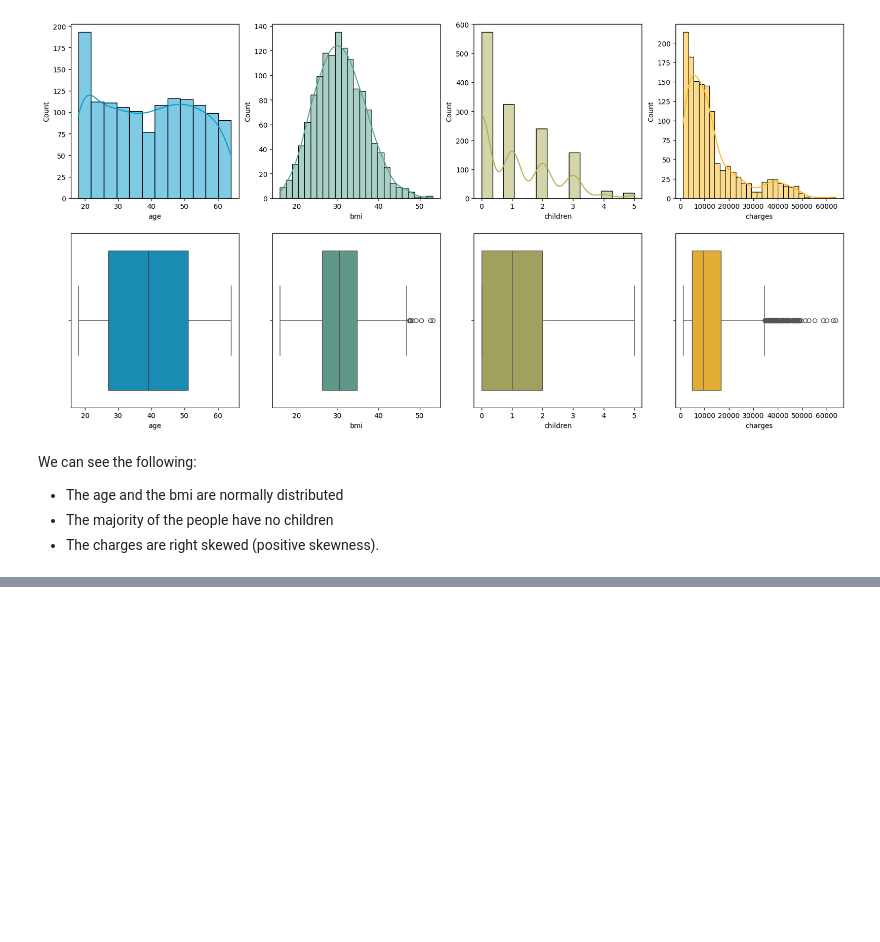
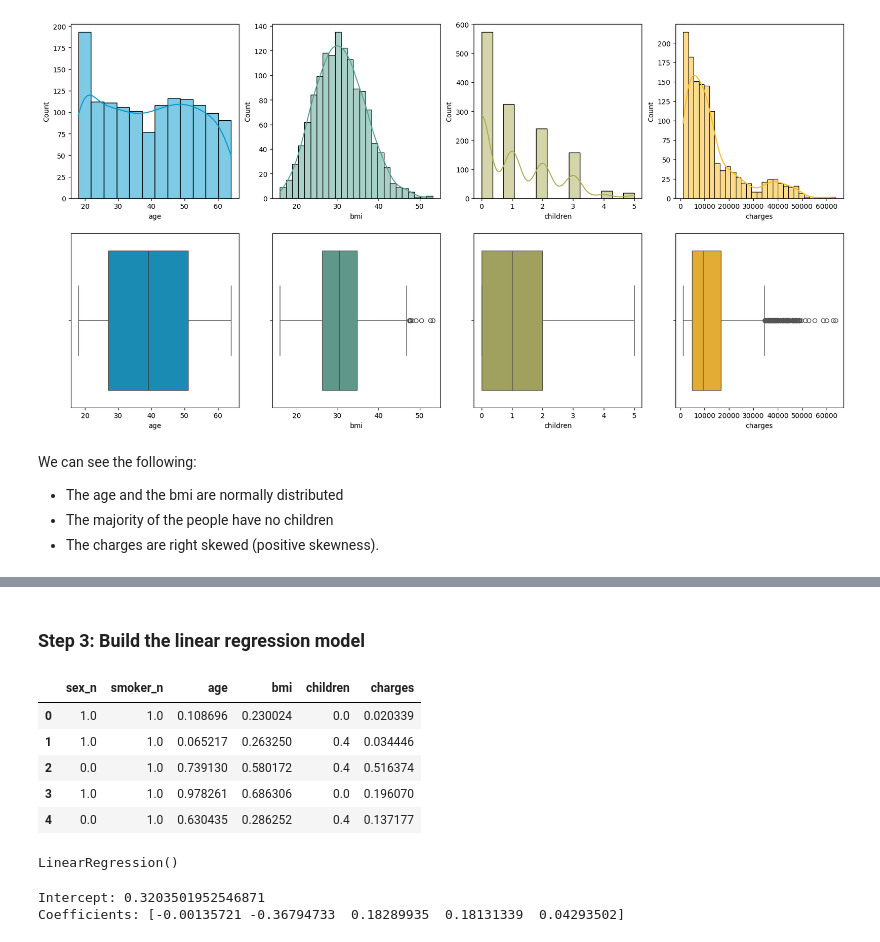
Before and after one commit to fevc08/linear_regression_model, a Jupyter notebook: src/explore.ipynb, the cells around one changed output, grey strips where cells are left out. Cells and saved outputs as stored; diff of their text form; code cells hidden in the pictures; blank space fills up the shorter version.

Commit message:
fevc08 - Linear regression model created

```diff
--- a/src/explore.ipynb
+++ b/src/explore.ipynb
@@ -190,0 +262,16 @@ plt.show()
+# %% [markdown]
+### **Step 3:** Build the linear regression model
+# %%
+# Read the data from file
+train_df = pd.read_csv('../data/processed/train.csv')
+test_df = pd.read_csv('../data/processed/test.csv')
+
+# Show the first rows of the train dataframe
+train_df.head()
+# %% [output]
+|  | sex_n | smoker_n | age | bmi | children | charges |
+| 0 | 1.0 | 1.0 | 0.108696 | 0.230024 | 0.0 | 0.020339 |
+| 1 | 1.0 | 1.0 | 0.065217 | 0.263250 | 0.4 | 0.034446 |
+| 2 | 0.0 | 1.0 | 0.739130 | 0.580172 | 0.4 | 0.516374 |
+| 3 | 1.0 | 1.0 | 0.978261 | 0.686306 | 0.0 | 0.196070 |
+| 4 | 0.0 | 1.0 | 0.630435 | 0.286252 | 0.4 | 0.137177 |
@@ -190,0 +286,16 @@ plt.show()
+# %%
+# Create the linear regression model
+from sklearn.linear_model import LinearRegression
+
+# Create the linear regression model
+linear_model = LinearRegression()
+linear_model.fit(X_train, y_train)
+# %% [output]
+LinearRegression()
+# %%
+# Know the parameters of the model
+print('Intercept:', linear_model.intercept_)
+print('Coefficients:', linear_model.coef_)
+# %% [output]
+Intercept: 0.3203501952546871
+Coefficients: [-0.00135721 -0.36794733  0.18289935  0.18131339  0.04293502]
```
Also changed, not shown: parts of 10 cells of this notebook, 2 other files.
